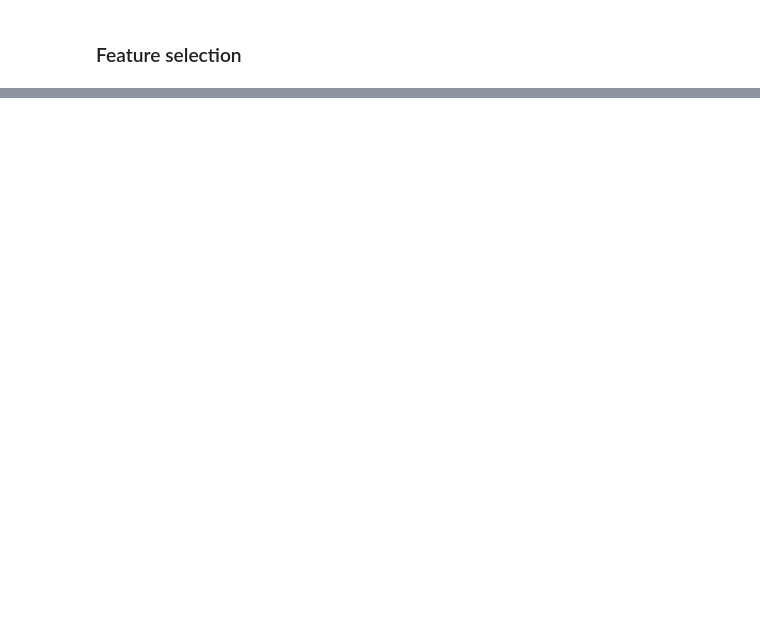
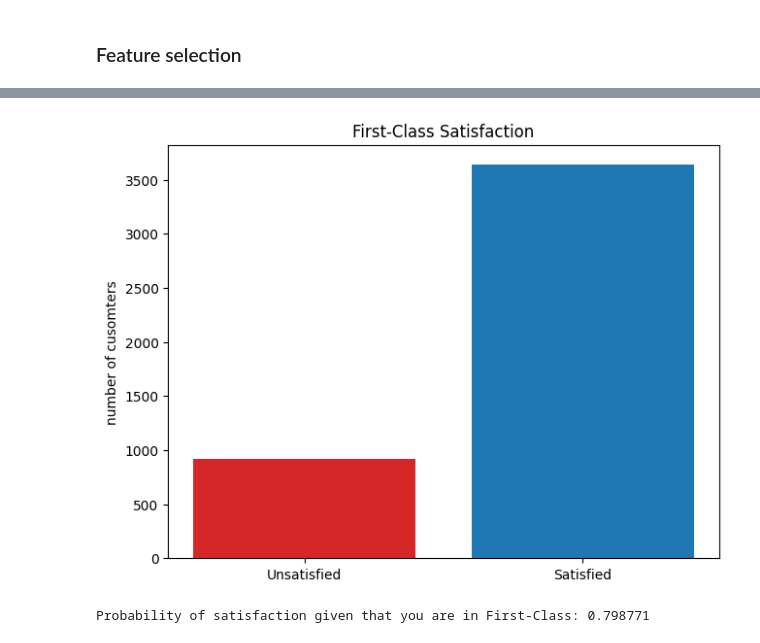
Before and after one commit to veborito/Introduction-to-MachineLearning, a Jupyter notebook: projet/Project_7_Boris_Allizha_Iago.ipynb, the cells around one changed output, grey strips where cells are left out. Saved outputs shown, nothing was run; the diff lists cells and outputs as text; code cells hidden in the pictures; blank space fills up the shorter version.

```diff
--- a/projet/Project_7_Boris_Allizha_Iago.ipynb
+++ b/projet/Project_7_Boris_Allizha_Iago.ipynb
@@ -793,0 +763,8 @@ plt.show()
+# %%
+sim_impact = ImpactOnOvercrowding(10000)
+sim_complex = ComplexDependentSatisfaction(10000)
+
+data_impact = sim_impact.df
+data_complex = sim_complex.df
+first_class = data_impact[data_impact["First-Class"]== '1']
+first_class.head()
@@ -793,0 +778,15 @@ plt.show()
+# %%
+satisf_first_class = first_class['Satisfaction'].value_counts()
+
+fig, ax = plt.subplots(layout="constrained")
+bar_colors = ['tab:red', 'tab:blue']
+ax.bar(["Unsatisfied", "Satisfied"],
+       [satisf_first_class['0'], satisf_first_class['1']], color=bar_colors)
+ax.set_ylabel("number of cusomters")
+ax.set_title(f"First-Class Satisfaction")
+plt.show()
+prob_satisf_first_class = satisf_first_class['1'] / (satisf_first_class['0'] + satisf_first_class['1'])
+print(f"Probability of satisfaction given that you are in First-Class: {prob_satisf_first_class:.6f}")
+# %% [output]
+[figure, added]
+Probability of satisfaction given that you are in First-Class: 0.798771
```
Also changed, not shown: parts of 47 cells of this notebook, 2 other files.
